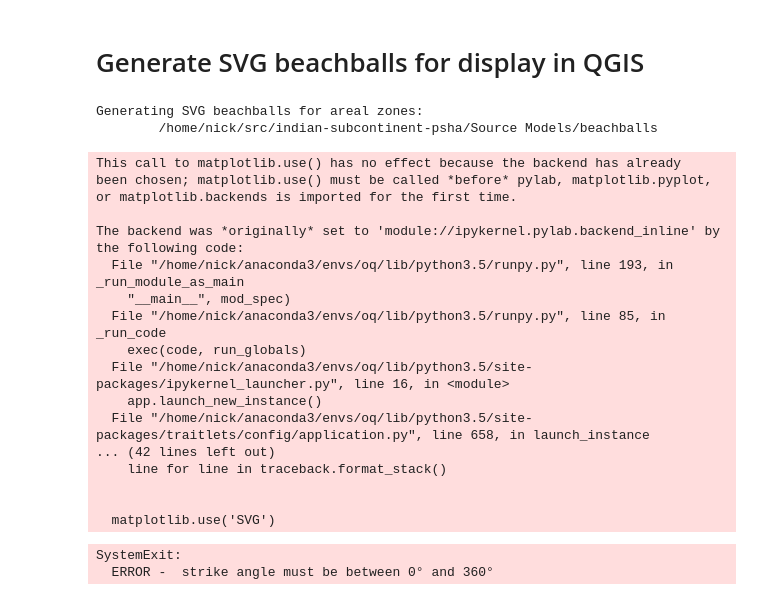
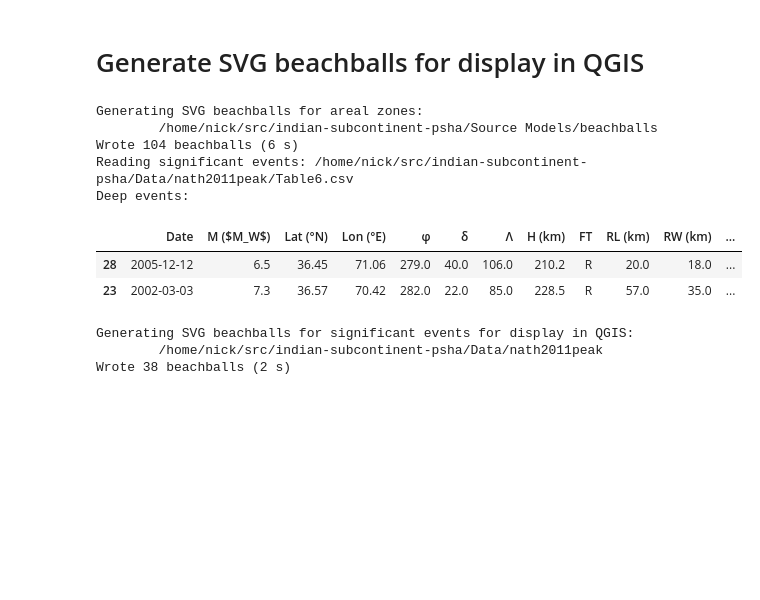
Before and after one commit to nackerley/indian-subcontinent-psha, a Jupyter notebook: Source Models/areal_source_models_nt2012.ipynb, the cells around one changed output. Drawn from its saved outputs; the diff is of its cells as text; code cells hidden in the pictures; blank space fills up the shorter version.

```diff
--- a/Source Models/areal_source_models_nt2012.ipynb
+++ b/Source Models/areal_source_models_nt2012.ipynb
@@ -594,7 +580,7 @@ zoneids = [1, 3, 14, 914]
 for zoneid in zoneids:
     zone = zone_gcmt_df.loc[zoneid]
     print(zoneid)
-    beachball((zone.m_rr, zone.m_tt, zone.m_pp,  zone.m_rt, zone.m_rp, zone.m_tp))
+    mopad_beachball((zone.m_rr, zone.m_tt, zone.m_pp,  zone.m_rt, zone.m_rp, zone.m_tp))
 # %% [output]
 1
 [figure]
@@ -630,7 +616,7 @@ for zoneid in [14, 13]:
     print('ZONE', zoneid)
     for _, event in gcmt_gdf[gcmt_gdf.zoneid == zoneid].iterrows():
         print(str(event.time), str(event.magnitude), event.magnitude_type)
-        beachball((event.m_rr, event.m_tt, event.m_pp,  event.m_rt, event.m_rp, event.m_tp))
+        mopad_beachball((event.m_rr, event.m_tt, event.m_pp,  event.m_rt, event.m_rp, event.m_tp))
 # %% [output]
 ZONE 14
 1979-01-10T01:26:09.400000Z 5.96 Mwc
@@ -664,52 +650,42 @@ if not os.path.isdir(bb_dir):
 for zoneid, zone in areal_df.iterrows():
     focal_mechanism = (zone['strike'], zone['dip'], zone['rake'])
     file_name = os.path.join(bb_dir, str(zoneid) + '.svg')
-    beachball(focal_mechanism, outfile=file_name, facecolor='black')
+    gmt_beachball(focal_mechanism, outfile=file_name, facecolor='black')
     plt.close()
 print('Wrote %d beachballs (%.0f s)' % (len(areal_df), time() - mark))
 
 print('Reading significant events: ' +
       os.path.abspath(SIGNIFICANT_EVENTS_FILE))
 df_events = pd.read_csv(SIGNIFICANT_EVENTS_FILE,
                         parse_dates=['Date'], na_values='-')
 df_events.sort_values('H (km)', ascending=True, inplace=True)
 print('Deep events:')
 display(df_events[(df_events['H (km)'] >= 180) & (df_events['H (km)'] < 600)])
 
 bb_dir = '../Data/nath2011peak/'
 print('Generating SVG beachballs for significant events '
       'for display in QGIS:\n\t' + os.path.abspath(bb_dir))
 
 mark = time()
 
 if not os.path.isdir(bb_dir):
     os.mkdir(bb_dir)
 for _, event in df_events.iterrows():
     focal_mechanism = (event['φ'], event['δ'], event['Λ'])
     file_name = os.path.join(
         bb_dir, str(event['Date'].date()).replace('-', '') + '.svg')
-    beachball(focal_mechanism, outfile=file_name, facecolor='blue')
+    gmt_beachball(focal_mechanism, outfile=file_name, facecolor='blue')
     plt.close()
 print('Wrote %d beachballs (%.0f s)' % (len(df_events), time() - mark))
 # %% [output]
 Generating SVG beachballs for areal zones:
         /home/nick/src/indian-subcontinent-psha/Source Models/beachballs
+Wrote 104 beachballs (6 s)
+Reading significant events: /home/nick/src/indian-subcontinent-psha/Data/nath2011peak/Table6.csv
+Deep events:
+|  | Date | M ($M_W$) | Lat (°N) | Lon (°E) | φ | δ | Λ | H (km) | FT | RL (km) | RW (km) | ... |
+| 28 | 2005-12-12 | 6.5 | 36.45 | 71.06 | 279.0 | 40.0 | 106.0 | 210.2 | R | 20.0 | 18.0 | ... |
+| 23 | 2002-03-03 | 7.3 | 36.57 | 70.42 | 282.0 | 22.0 | 85.0 | 228.5 | R | 57.0 | 35.0 | ... |
-This call to matplotlib.use() has no effect because the backend has already
-been chosen; matplotlib.use() must be called *before* pylab, matplotlib.pyplot,
-or matplotlib.backends is imported for the first time.
-
-The backend was *originally* set to 'module://ipykernel.pylab.backend_inline' by the following code:
-  File "/home/nick/anaconda3/envs/oq/lib/python3.5/runpy.py", line 193, in _run_module_as_main
-    "__main__", mod_spec)
-  File "/home/nick/anaconda3/envs/oq/lib/python3.5/runpy.py", line 85, in _run_code
-    exec(code, run_globals)
-  File "/home/nick/anaconda3/envs/oq/lib/python3.5/site-packages/ipykernel_launcher.py", line 16, in <module>
-    app.launch_new_instance()
-  File "/home/nick/anaconda3/envs/oq/lib/python3.5/site-packages/traitlets/config/application.py", line 658, in launch_instance
-... (42 lines left out)
-    line for line in traceback.format_stack()
-
-
-  matplotlib.use('SVG')
+Generating SVG beachballs for significant events for display in QGIS:
+        /home/nick/src/indian-subcontinent-psha/Data/nath2011peak
+Wrote 38 beachballs (2 s)
-SystemExit:
-  ERROR -  strike angle must be between 0° and 360°
```
Also changed, not shown: parts of 10 cells of this notebook, 32 other files.
